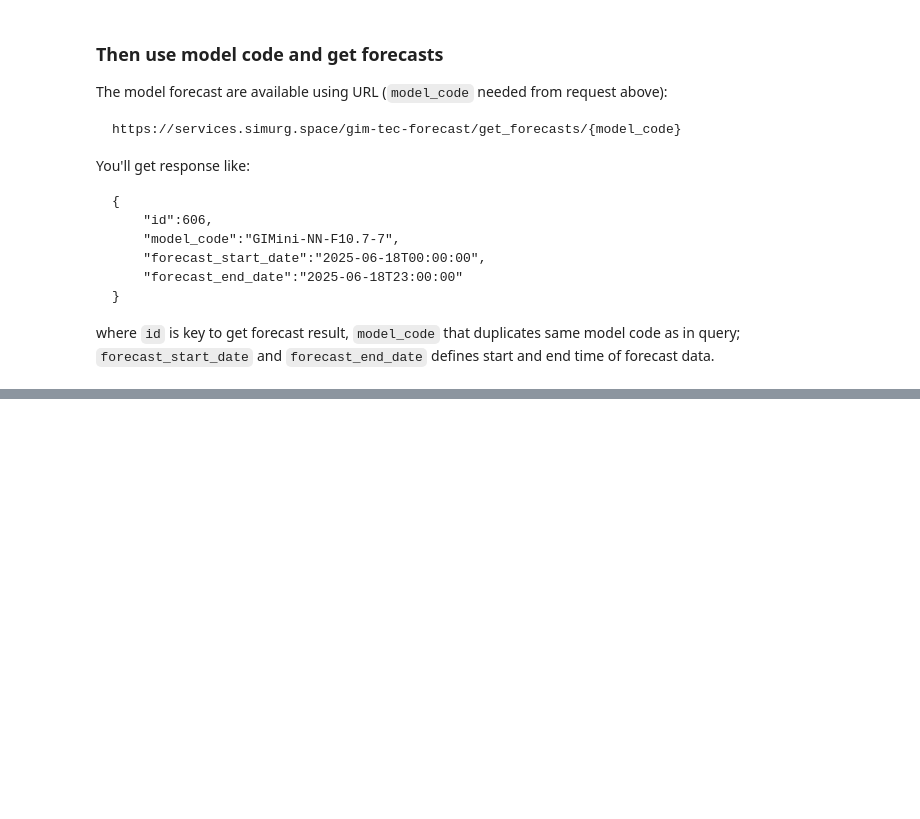
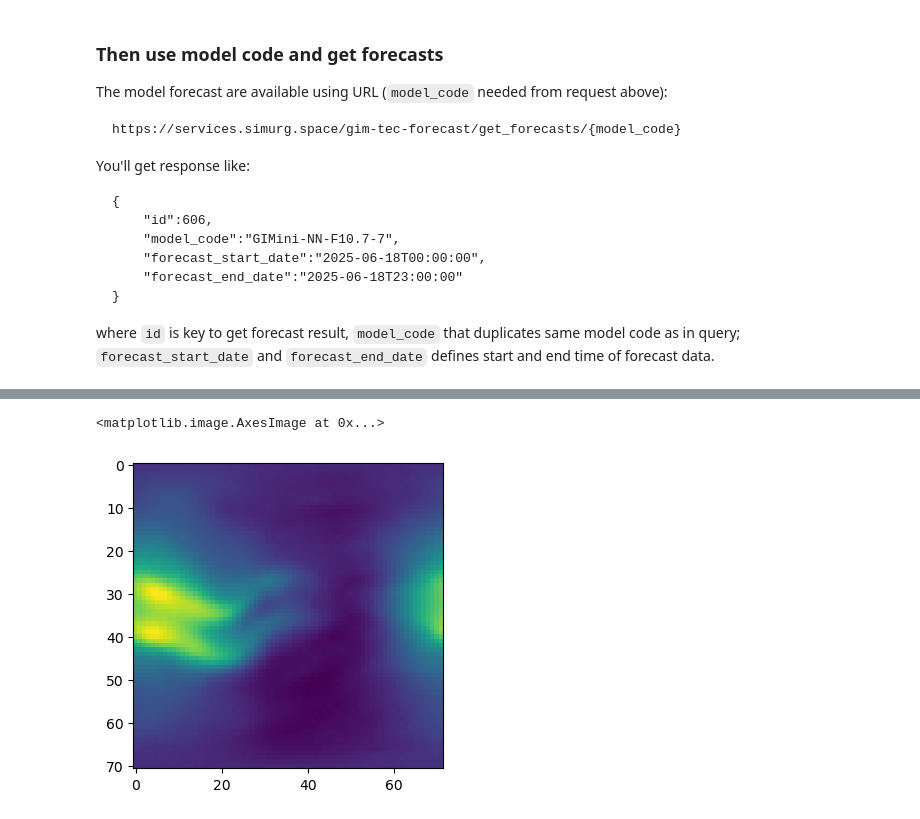
Before and after one commit to gnss-lab/studies, a Jupyter notebook: Forecast/GIM-TEC-Forecast/GIM-TEC-Forecast-Service-Client.ipynb, the cells around one changed output, grey strips where cells are left out. Saved outputs shown, nothing was run; the diff lists cells and outputs as text; code cells hidden in the pictures; blank space fills up the shorter version.

Commit message:
Added working with npz to notebook for GIM forecast

```diff
--- a/Forecast/GIM-TEC-Forecast/GIM-TEC-Forecast-Service-Client.ipynb
+++ b/Forecast/GIM-TEC-Forecast/GIM-TEC-Forecast-Service-Client.ipynb
@@ -97,0 +144,11 @@ else:
+# %%
+import numpy as np
+import matplotlib.pyplot as plt
+
+fig, axis = plt.subplots(1,  1, figsize=(4, 4))
+data = np.load('maps.npz', allow_pickle=True)
+plt.figure
+plt.imshow(data['forecast'][0])
+# %% [output]
+<matplotlib.image.AxesImage at 0x...>
+[figure, added]
```
Also changed, not shown: parts of 5 cells of this notebook.
